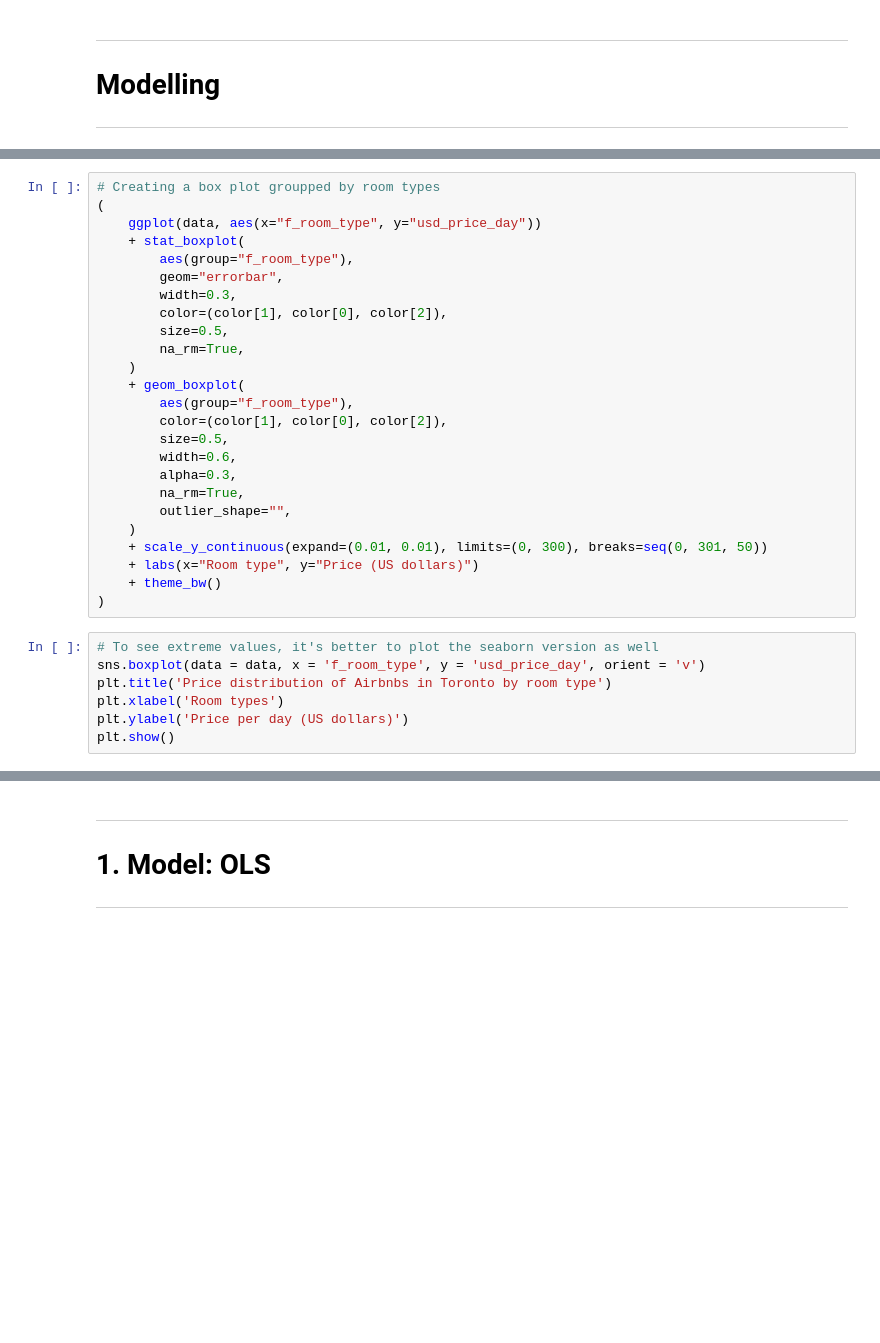
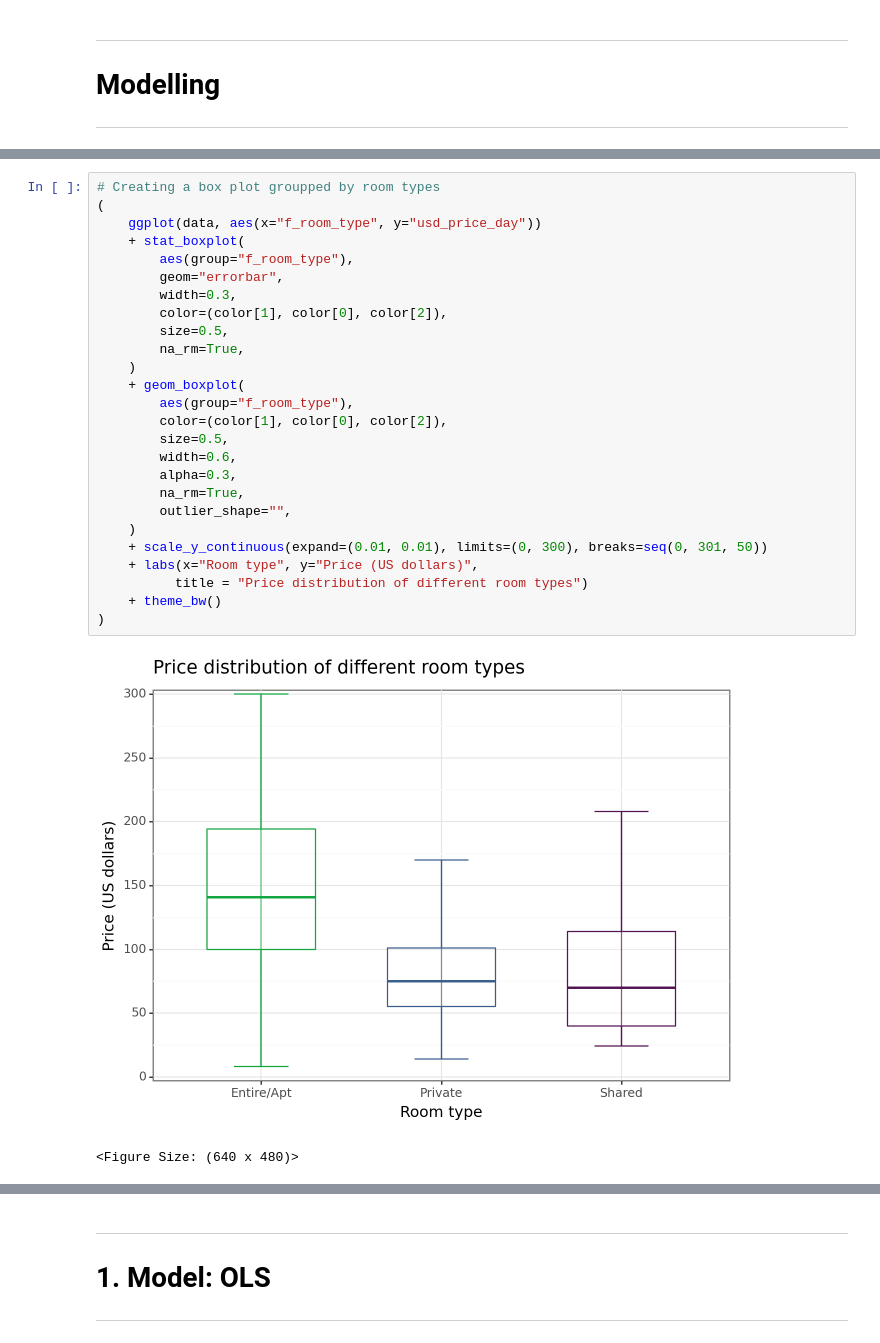
Before and after one commit to zsofiarebeka/DA3_Assignment-2, a Jupyter notebook: DA3_Assignment-2.ipynb, the cells around one changed output, grey strips where cells are left out. Drawn from its saved outputs; the diff is of its cells as text; blank space fills up the shorter version.

```diff
--- a/DA3_Assignment-2.ipynb
+++ b/DA3_Assignment-2.ipynb
@@ -432,32 +616,29 @@ ____________________________________________________________________________
 # %%
 # Creating a box plot groupped by room types
 (
     ggplot(data, aes(x="f_room_type", y="usd_price_day"))
     + stat_boxplot(
         aes(group="f_room_type"),
         geom="errorbar",
         width=0.3,
         color=(color[1], color[0], color[2]),
         size=0.5,
         na_rm=True,
     )
     + geom_boxplot(
         aes(group="f_room_type"),
         color=(color[1], color[0], color[2]),
         size=0.5,
         width=0.6,
         alpha=0.3,
         na_rm=True,
         outlier_shape="",
     )
     + scale_y_continuous(expand=(0.01, 0.01), limits=(0, 300), breaks=seq(0, 301, 50))
-    + labs(x="Room type", y="Price (US dollars)")
+    + labs(x="Room type", y="Price (US dollars)",
+          title = "Price distribution of different room types")
     + theme_bw()
 )
+# %% [output]
+[figure, added]
+<Figure Size: (640 x 480)>
-# %%
-# To see extreme values, it's better to plot the seaborn version as well
-sns.boxplot(data = data, x = 'f_room_type', y = 'usd_price_day', orient = 'v')
-plt.title('Price distribution of Airbnbs in Toronto by room type')
-plt.xlabel('Room types')
-plt.ylabel('Price per day (US dollars)')
-plt.show()
```
Also changed, not shown: parts of 75 cells of this notebook.
